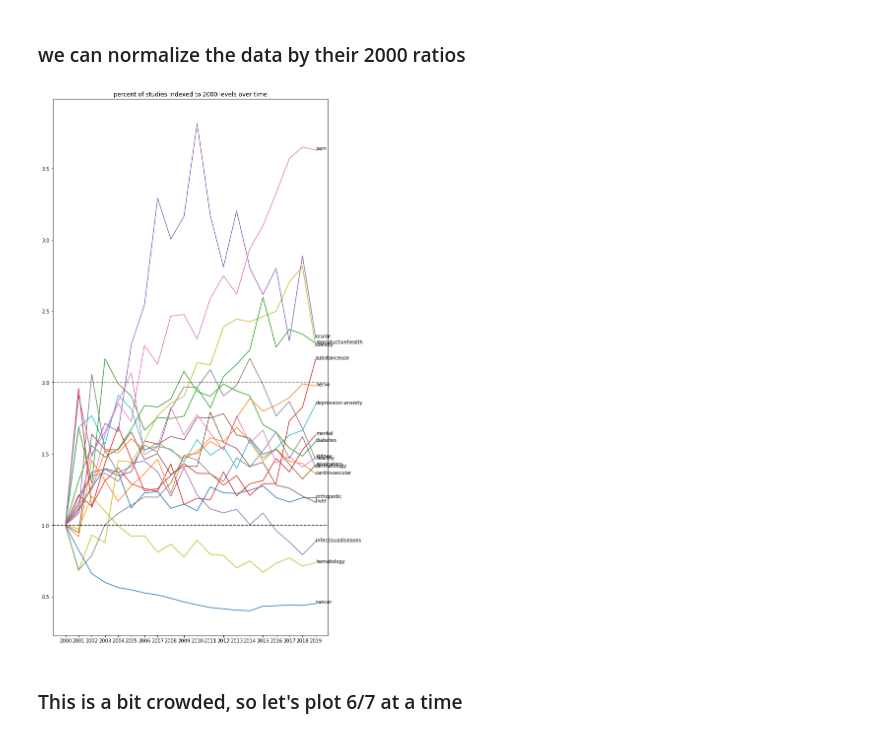
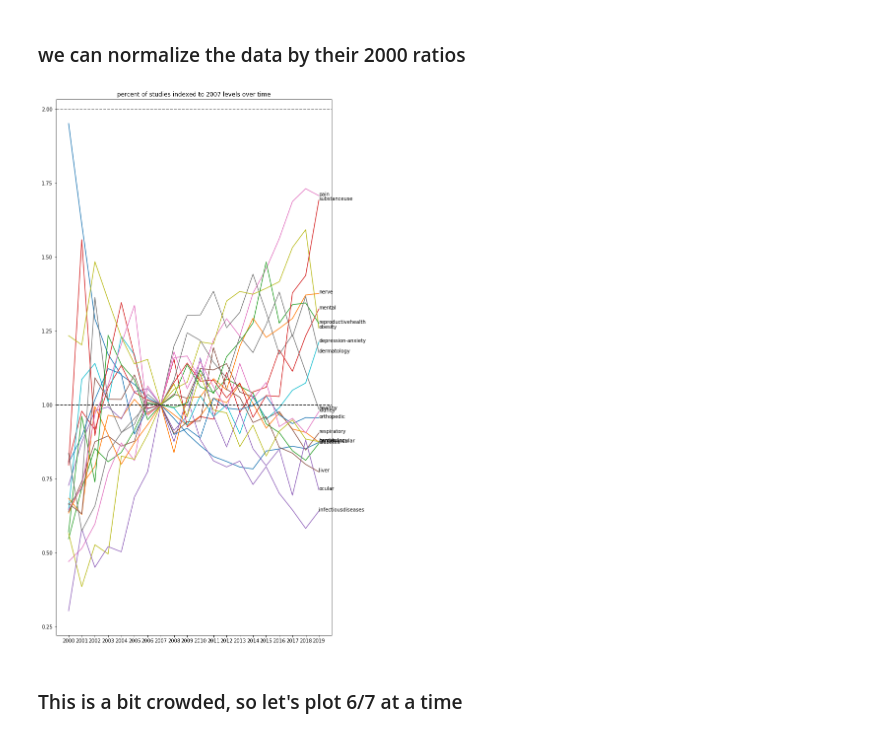
Before and after one commit to sylvaingchassang/trial-explorer, a Jupyter notebook: notebooks/Drug Demographics - Conditions.ipynb, the cells around one changed output. Saved outputs shown, nothing was run; the diff lists cells and outputs as text; code cells hidden in the pictures.

```diff
--- a/notebooks/Drug Demographics - Conditions.ipynb
+++ b/notebooks/Drug Demographics - Conditions.ipynb
@@ -21,7 +29,7 @@ Parsing MeSH xml: xml/desc2020.xml ...
 Parse Complete! (parsed ElementTree root can be found in the .root attribute)
 # %%
 # selecting all interventional studies
-conn = pc.AACTConnection(source=pc.AACTConnection.LOCAL)
+conn = pc.AACTConnection(source=pc.AACTConnection.REMOTE)
 ss = AACTStudySet.AACTStudySet(conn= conn, tqdm_handler=tqdm_notebook)
 ss.add_constraint("study_type = 'Interventional'")
 ss.add_constraint("start_date is not Null")
@@ -31,5 +59,7 @@ ss.load_studies()
 # %%
 ss.add_dimensions('conditions')
+ss.add_dimensions('sponsors')
+ss.add_dimensions('countries')
 ss.refresh_dim_data()
 # %% [output]
 Successfuly added these 1 dimensions: ['conditions']
@@ -269,23 +309,23 @@ plt.show()
 # %% [markdown]
 ### we can normalize the data by their 2000 ratios
 # %%
-df_indexed_2000 = df_no_other/ df_no_other['2000'][:, np.newaxis]
+df_indexed_2007 = df_no_other/ df_no_other['2007'][:, np.newaxis]
 # %%
 plt.figure(figsize=(10,20))
-for idx in df_indexed_2000.index:
-    plt.plot(df_indexed_2000.loc[idx].T, label=idx)
+for idx in df_indexed_2007.index:
+    plt.plot(df_indexed_2007.loc[idx].T, label=idx)
 
 #plt.legend(bbox_to_anchor=(1,1))
-plt.title('percent of studies indexed to 2000 levels over time')
+plt.title('percent of studies indexed to 2007 levels over time')
 
-for idx in df_indexed_2000['2019'].index:
+for idx in df_indexed_2007['2019'].index:
     plt.annotate(xy=[19, df_indexed_2000['2019'][idx]], s=idx)
 
 plt.axhline(1., linestyle='--', color='k')
 plt.axhline(2., linestyle='--', color='k', alpha=0.5)
 plt.show()
 # %% [output]
-[figure, old version]
+[figure, new version]
 # %% [markdown]
 ### This is a bit crowded, so let's plot 6/7 at a time
 # %%
```
Also changed, not shown: parts of 53 cells of this notebook, 1 other file.
